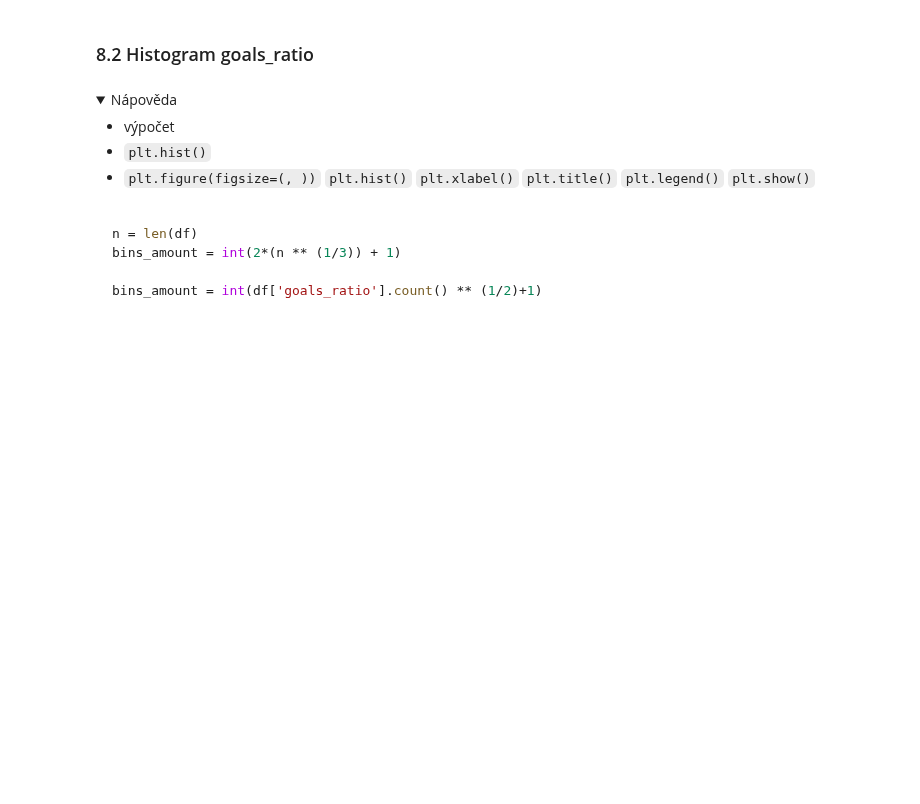
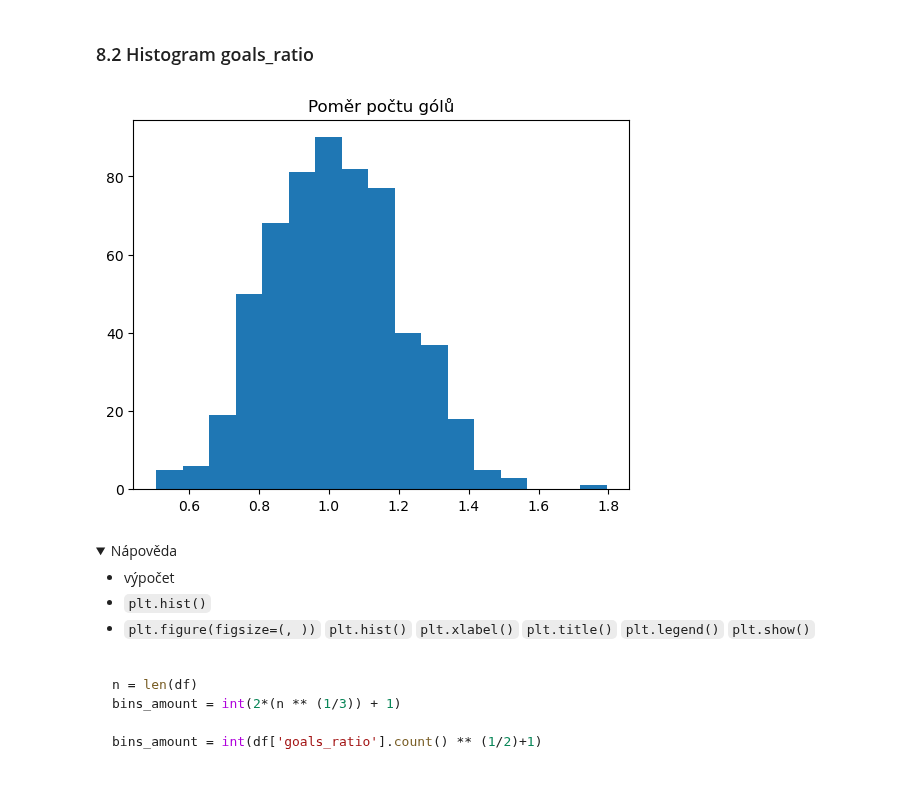
Before and after one commit to danakozakova/Python-CodersLab, a Jupyter notebook: Day_10_Workshop/notebooks/03_DataAnalysis_reseni.ipynb, the cells around one changed output. Cells and saved outputs as stored; diff of their text form; code cells hidden in the pictures; folded sections open; blank space fills up the shorter version.

```diff
--- a/Day_10_Workshop/notebooks/03_DataAnalysis_reseni.ipynb
+++ b/Day_10_Workshop/notebooks/03_DataAnalysis_reseni.ipynb
@@ -565,2 +574,3 @@ Before we proceed with solving the task, let's consider the following issues:
 # %%
 # Vytvořte nový sloupec goals_ratio = scored_goals / received_goals
+df['goals_ratio'] = df['scored_goals']/df['received_goals']
@@ -589,6 +608,15 @@ What are the floor and ceiling of a number - [Floor and ceiling of a number - Wi
 # %%
 # Vytvořte histogram pomocí plt.hist()
 # Použijte Rice's rule pro počet binů: ceil(2 * n^(1/3)+1) nebo Root rule
+
+n = len(df)
+
+plt.hist(df['goals_ratio'],
+        bins = int(2 * n ** (1/3) + 1))
+plt.title('Poměr počtu gólů')
+plt.show()
+# %% [output]
+[figure, added]
 # %% [markdown]
 <details>
 <summary>Nápověda</summary>
```
Also changed, not shown: parts of 10 cells of this notebook.
